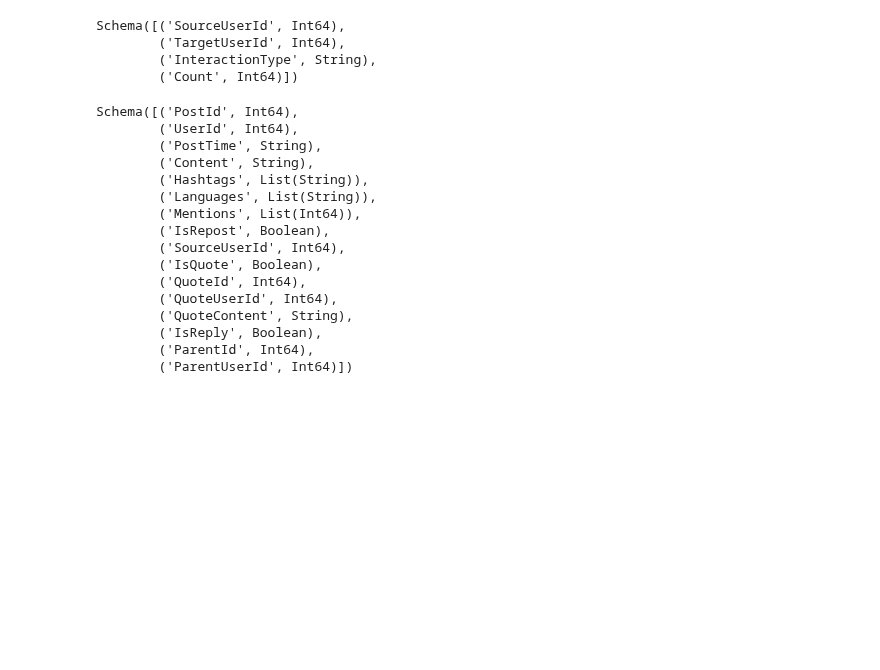
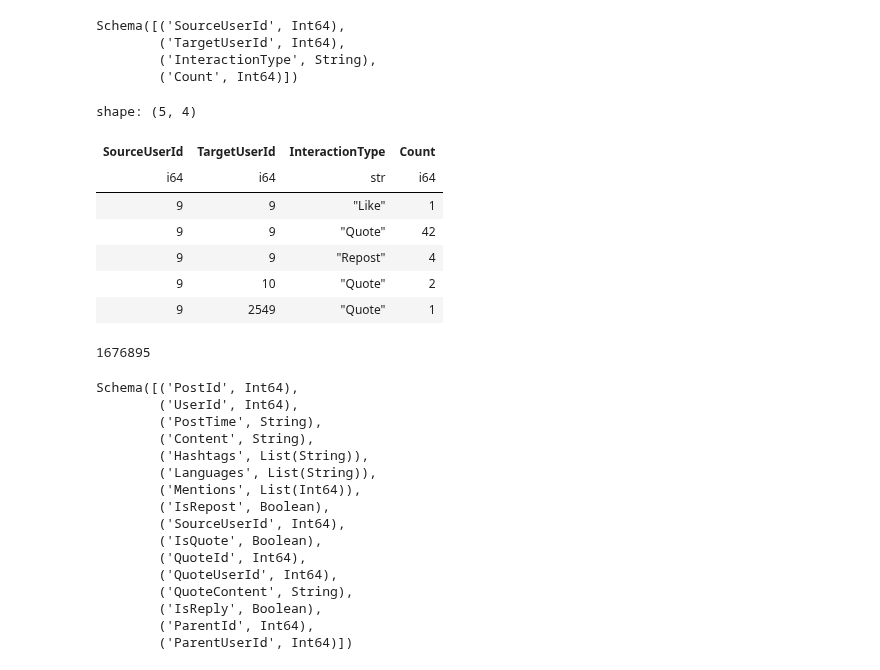
Before and after one commit to dredredre20/Thesis_Repository, a Jupyter notebook: Bluesky Test/Politsky24_Test.ipynb, the cells around one changed output. Cells and saved outputs as stored; diff of their text form; code cells hidden in the pictures; blank space fills up the shorter version.

```diff
--- a/Bluesky Test/Politsky24_Test.ipynb
+++ b/Bluesky Test/Politsky24_Test.ipynb
@@ -53,6 +53,23 @@ Schema([('SourceUserId', Int64),
         ('TargetUserId', Int64),
         ('InteractionType', String),
         ('Count', Int64)])
+# %%
+user_network_df.head()
+# %% [output]
+shape: (5, 4)
+| SourceUserId | TargetUserId | InteractionType | Count |
+| i64 | i64 | str | i64 |
+| 9 | 9 | "Like" | 1 |
+| 9 | 9 | "Quote" | 42 |
+| 9 | 9 | "Repost" | 4 |
+| 9 | 10 | "Quote" | 2 |
+| 9 | 2549 | "Quote" | 1 |
+# %%
+# Check number of rows in user_network_df
+
+user_network_df.shape[0]
+# %% [output]
+1676895
 # %%
 user_post_history_df.schema
 # %% [output]
```
Also changed, not shown: parts of 13 cells of this notebook.
